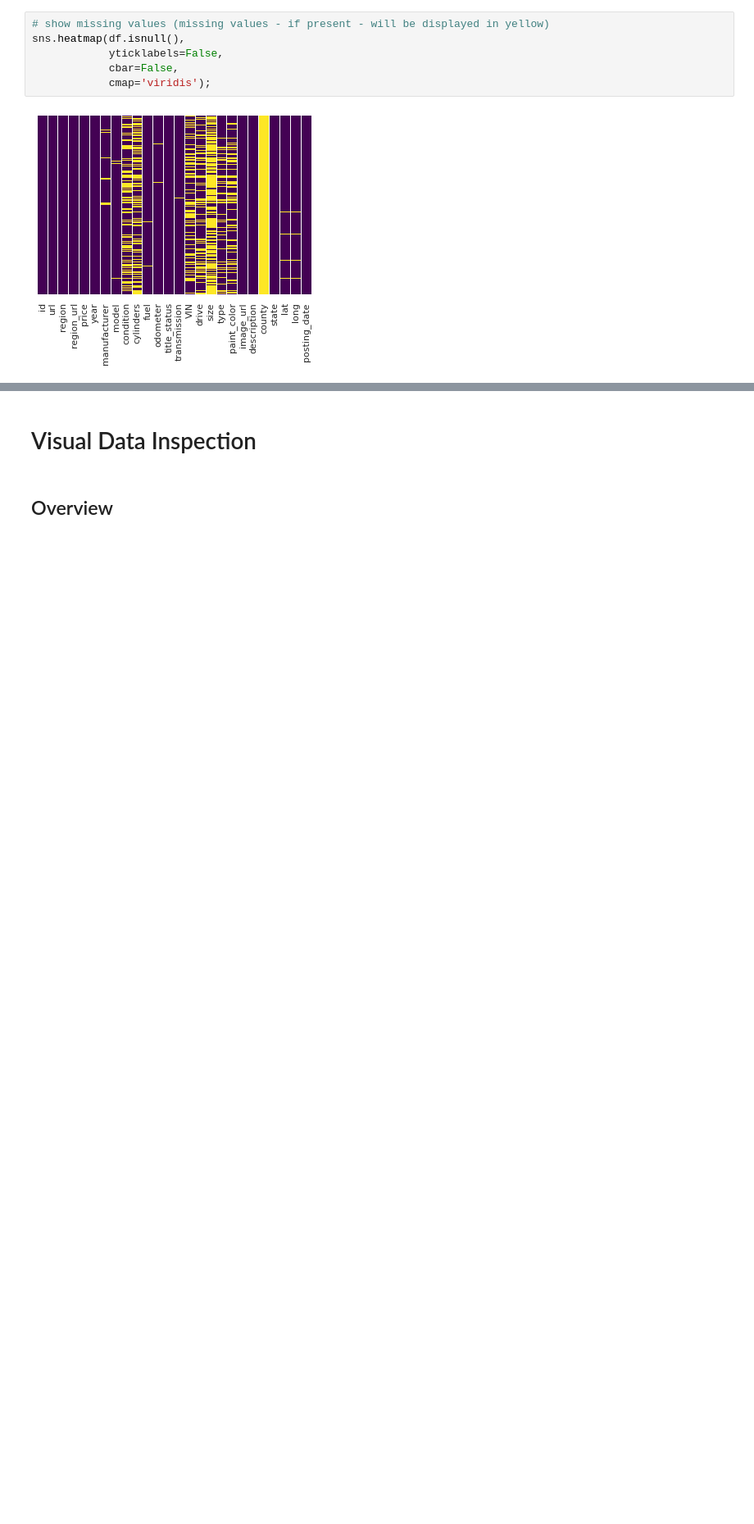
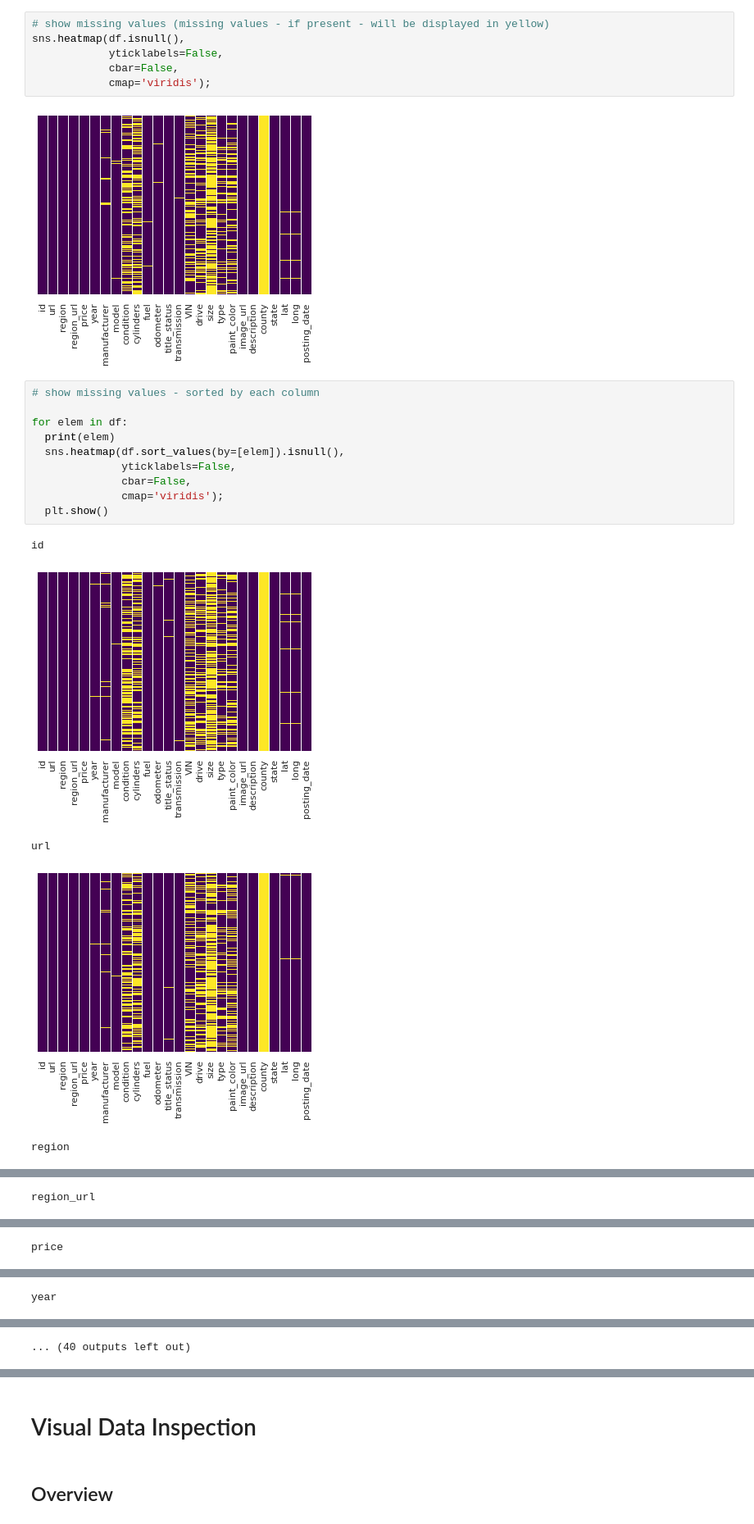
Before and after one commit to MyPetOctocat/Applied-Analytics, a Jupyter notebook: data_exploration.ipynb, the cells around one changed output, grey strips where cells are left out. Shown at 82% size. Cells and saved outputs as stored; diff of their text form; blank space fills up the shorter version.

```diff
--- a/data_exploration.ipynb
+++ b/data_exploration.ipynb
@@ -101,3 +101,19 @@ sns.heatmap(df.isnull(),
             cmap='viridis');
 # %% [output]
 [figure]
+# %%
+# show missing values - sorted by each column
+
+for elem in df:
+  print(elem)
+  sns.heatmap(df.sort_values(by=[elem]).isnull(),
+              yticklabels=False,
+              cbar=False,
+              cmap='viridis');
+  plt.show()
+# %% [output]
+id
+[figure, added]
+url
+[figure, added]
+region
@@ -103,0 +121 @@ sns.heatmap(df.isnull(),
+region_url
@@ -103,0 +123 @@ sns.heatmap(df.isnull(),
+price
@@ -103,0 +125 @@ sns.heatmap(df.isnull(),
+year
@@ -104 +127,2 @@ sns.heatmap(df.isnull(),
+... (40 outputs left out)
 # %% [markdown]
```
Also changed, not shown: parts of 8 cells of this notebook, 1 other file.
